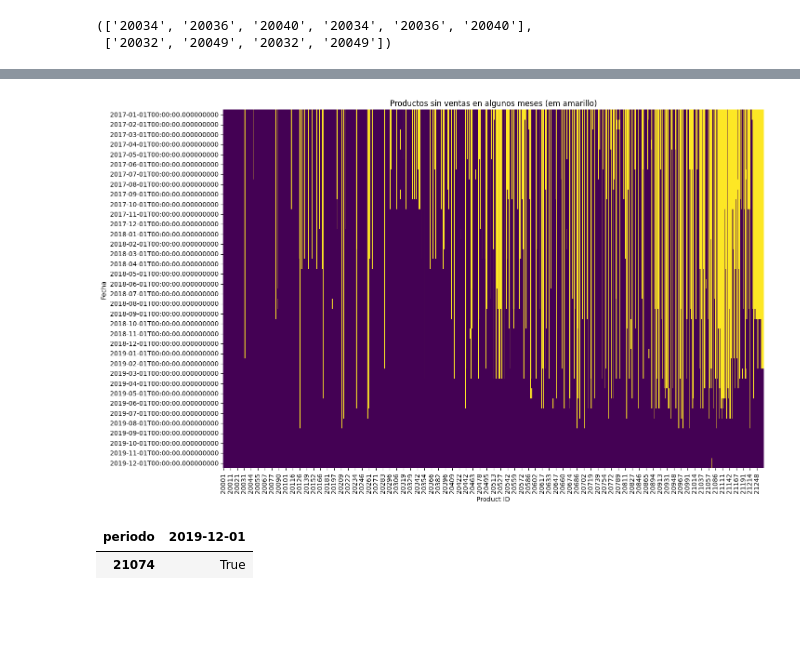
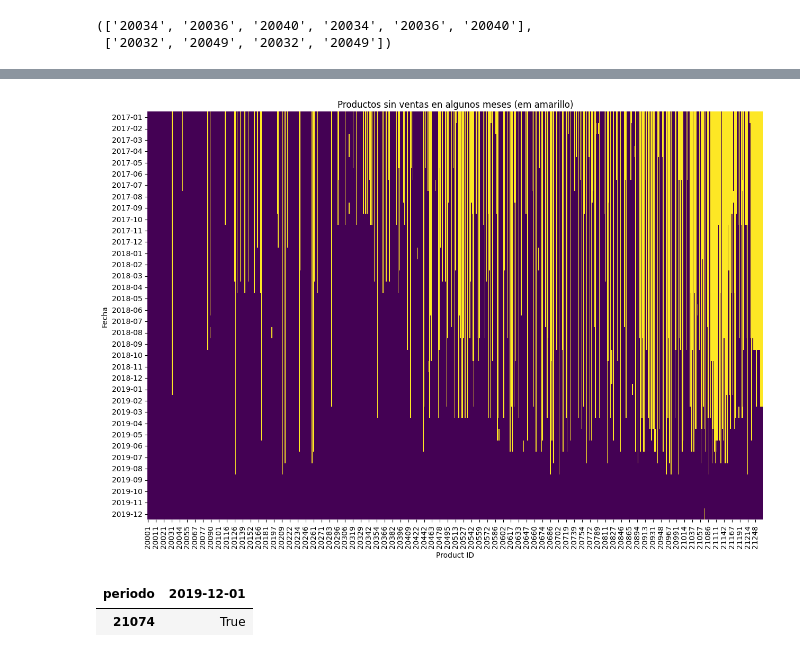
Before and after one commit to AndresMontesDeOca/Laboratorio3, a Jupyter notebook: Experimento.ipynb, the cells around one changed output, grey strips where cells are left out. Cells and saved outputs as stored; diff of their text form; code cells hidden in the pictures; blank space fills up the shorter version.

```diff
--- a/Experimento.ipynb
+++ b/Experimento.ipynb
@@ -4545,19 +4556,20 @@ plot_products_sales(data_bkp, start=0, end=50)
 # %%
 # Verificamos los productos con menos tiempo de exposicion en el mercado, se venden en menos cantidad
 # Agregar esta variable al FE
 
 # Verificamos si hay valores nulos en el DataFrame
 null_data = group_data(data, 'product_id').isnull()
 
 # Creamos el heatmap para visualizar los valores nulos
 plt.figure(figsize=(15, 10))
 sns.heatmap(null_data, cmap='viridis', cbar=False)
+plt.gca().set_yticklabels(null_data.index.strftime('%Y-%m')) # Formateo de las etiquetas del eje y
 plt.title('Productos sin ventas en algunos meses (em amarillo)')
 plt.xlabel('Product ID')
 plt.ylabel('Fecha')
 plt.show()
 # %% [output]
-[figure, old version]
+[figure, new version]
 # %%
 # Tambien pareciera ser que el producto 21074 se dejo de vender en Dic 2019. Deberiamos predecir 0 para Feb 2020?
 display(null_data.loc['2019-12'].T[null_data.loc['2019-12'].T == True].dropna())
```
Also changed, not shown: parts of 1 cell of this notebook.
